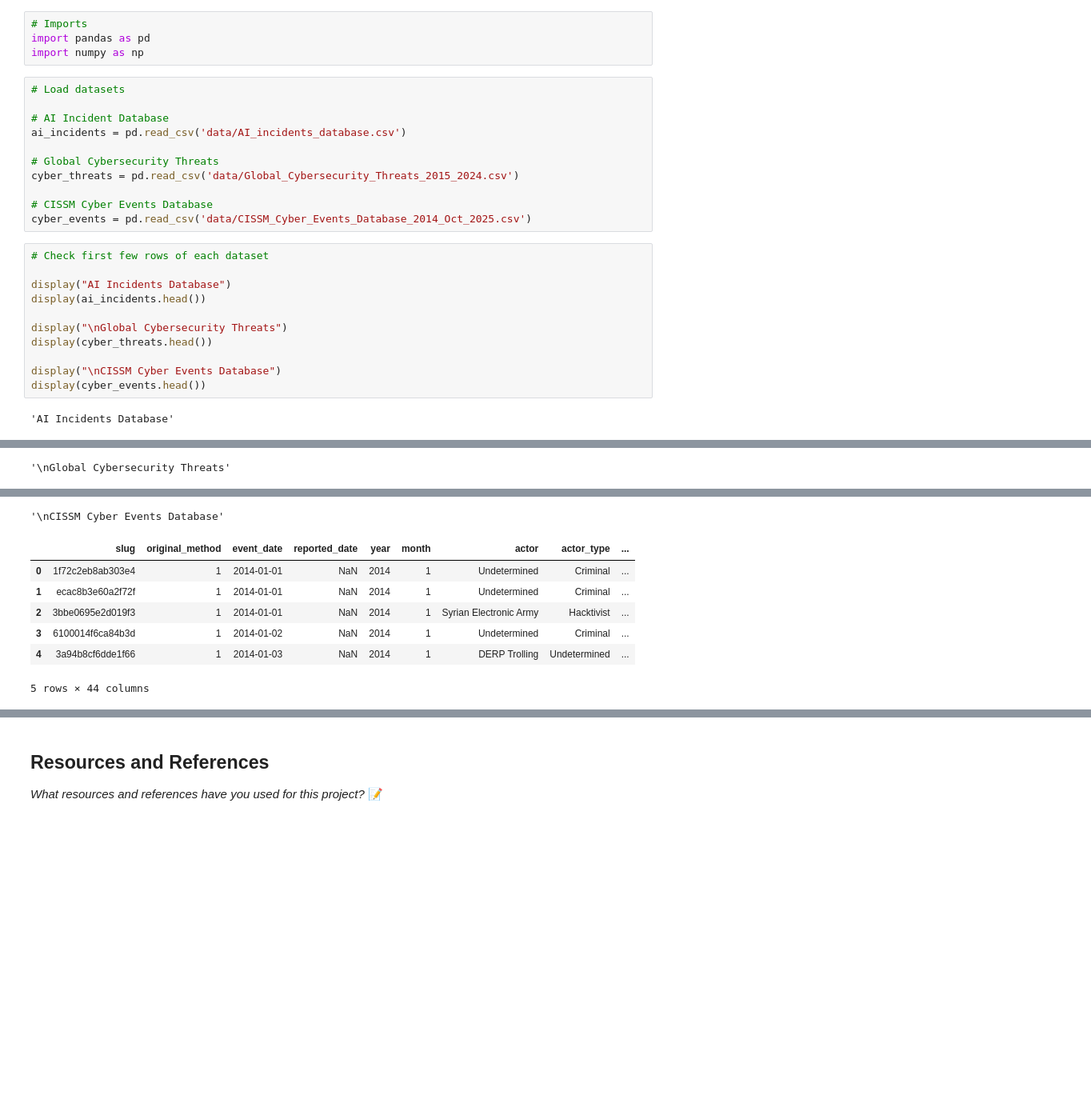
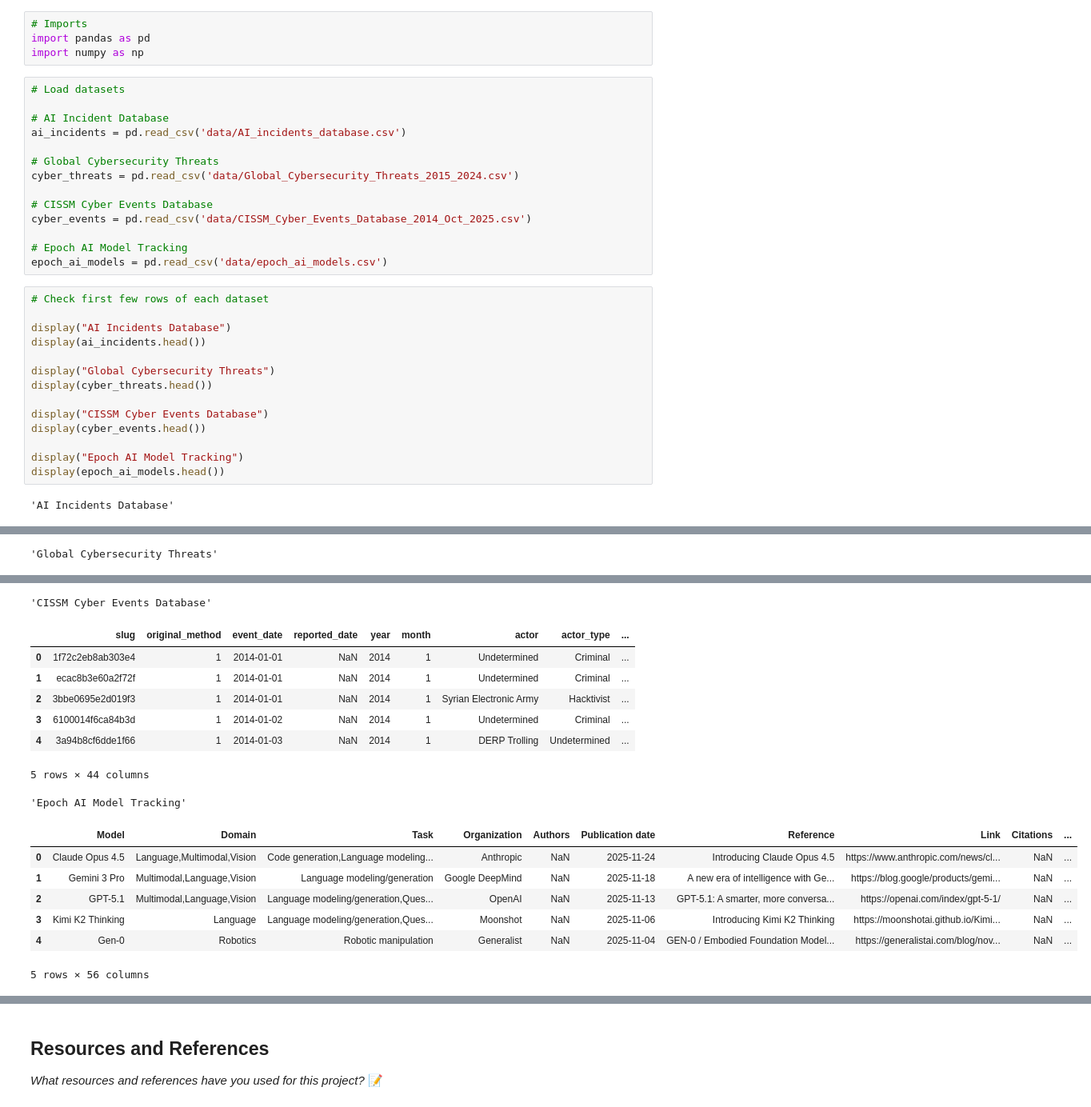
Before and after one commit to IT4063C001-Fall2025/final-project-sethpa, a Jupyter notebook: source.ipynb, the cells around one changed output, grey strips where cells are left out. Shown at 80% size. Saved outputs shown, nothing was run; the diff lists cells and outputs as text; blank space fills up the shorter version.

Commit message:
Add Epoch AI Model tracking to project

```diff
--- a/source.ipynb
+++ b/source.ipynb
@@ -51,39 +53,53 @@ cyber_threats = pd.read_csv('data/Global_Cybersecurity_Threats_2015_2024.csv')
 
 # CISSM Cyber Events Database
 cyber_events = pd.read_csv('data/CISSM_Cyber_Events_Database_2014_Oct_2025.csv')
+
+# Epoch AI Model Tracking
+epoch_ai_models = pd.read_csv('data/epoch_ai_models.csv')
 # %%
 # Check first few rows of each dataset
 
 display("AI Incidents Database")
 display(ai_incidents.head())
 
-display("\nGlobal Cybersecurity Threats")
+display("Global Cybersecurity Threats")
 display(cyber_threats.head())
 
-display("\nCISSM Cyber Events Database")
+display("CISSM Cyber Events Database")
 display(cyber_events.head())
+
+display("Epoch AI Model Tracking")
+display(epoch_ai_models.head())
 # %% [output]
 'AI Incidents Database'
 |  | _id | incident_id | date | reports | Alleged deployer of AI system | Alleged developer of AI system | ... |
 | 0 | ObjectId(625763de343edc875fe63a15) | 23 | 2017-11-08 | [242,243,244,245,246,247,248,249,... | ["navya","keolis-north-america"] | ["navya","keolis-north-america"] | ... |
 | 1 | ObjectId(625763dc343edc875fe63a02) | 4 | 2018-03-18 | [629,630,631,632,633,634,635,636,... | ["uber"] | ["uber"] | ... |
 | 2 | ObjectId(625763db343edc875fe639ff) | 1 | 2015-05-19 | [1,2,3,4,5,6,7,8,9,10,11,12,14,15] | ["youtube"] | ["youtube"] | ... |
 | 3 | ObjectId(625763de343edc875fe63a10) | 18 | 2015-04-04 | [130,131,132,133,134,135,136,137,... | ["google"] | ["google"] | ... |
 | 4 | ObjectId(625763dd343edc875fe63a0a) | 12 | 2016-07-21 | [42] | ["microsoft-research","boston-uni... | ["microsoft-research","google","b... | ... |
-'\nGlobal Cybersecurity Threats'
+'Global Cybersecurity Threats'
 |  | Country | Year | Attack Type | Target Industry | Financial Loss (in Million $) | Number of Affected Users | ... |
 | 0 | China | 2019 | Phishing | Education | 80.53 | 773169 | ... |
 | 1 | China | 2019 | Ransomware | Retail | 62.19 | 295961 | ... |
 | 2 | India | 2017 | Man-in-the-Middle | IT | 38.65 | 605895 | ... |
 | 3 | UK | 2024 | Ransomware | Telecommunications | 41.44 | 659320 | ... |
 | 4 | Germany | 2018 | Man-in-the-Middle | IT | 74.41 | 810682 | ... |
-'\nCISSM Cyber Events Database'
+'CISSM Cyber Events Database'
 |  | slug | original_method | event_date | reported_date | year | month | actor | actor_type | ... |
 | 0 | 1f72c2eb8ab303e4 | 1 | 2014-01-01 | NaN | 2014 | 1 | Undetermined | Criminal | ... |
 | 1 | ecac8b3e60a2f72f | 1 | 2014-01-01 | NaN | 2014 | 1 | Undetermined | Criminal | ... |
 | 2 | 3bbe0695e2d019f3 | 1 | 2014-01-01 | NaN | 2014 | 1 | Syrian Electronic Army | Hacktivist | ... |
 | 3 | 6100014f6ca84b3d | 1 | 2014-01-02 | NaN | 2014 | 1 | Undetermined | Criminal | ... |
 | 4 | 3a94b8cf6dde1f66 | 1 | 2014-01-03 | NaN | 2014 | 1 | DERP Trolling | Undetermined | ... |
 5 rows × 44 columns
+'Epoch AI Model Tracking'
+|  | Model | Domain | Task | Organization | Authors | Publication date | Reference | Link | Citations | ... |
+| 0 | Claude Opus 4.5 | Language,Multimodal,Vision | Code generation,Language modeling... | Anthropic | NaN | 2025-11-24 | Introducing Claude Opus 4.5 | https://www.anthropic.com/news/cl... | NaN | ... |
+| 1 | Gemini 3 Pro | Multimodal,Language,Vision | Language modeling/generation | Google DeepMind | NaN | 2025-11-18 | A new era of intelligence with Ge... | https://blog.google/products/gemi... | NaN | ... |
+| 2 | GPT-5.1 | Multimodal,Language,Vision | Language modeling/generation,Ques... | OpenAI | NaN | 2025-11-13 | GPT-5.1: A smarter, more conversa... | https://openai.com/index/gpt-5-1/ | NaN | ... |
+| 3 | Kimi K2 Thinking | Language | Language modeling/generation,Ques... | Moonshot | NaN | 2025-11-06 | Introducing Kimi K2 Thinking | https://moonshotai.github.io/Kimi... | NaN | ... |
+| 4 | Gen-0 | Robotics | Robotic manipulation | Generalist | NaN | 2025-11-04 | GEN-0 / Embodied Foundation Model... | https://generalistai.com/blog/nov... | NaN | ... |
+5 rows × 56 columns
 # %%
 # Get info about each dataset
```
Also changed, not shown: parts of 3 cells of this notebook, 2 other files.
